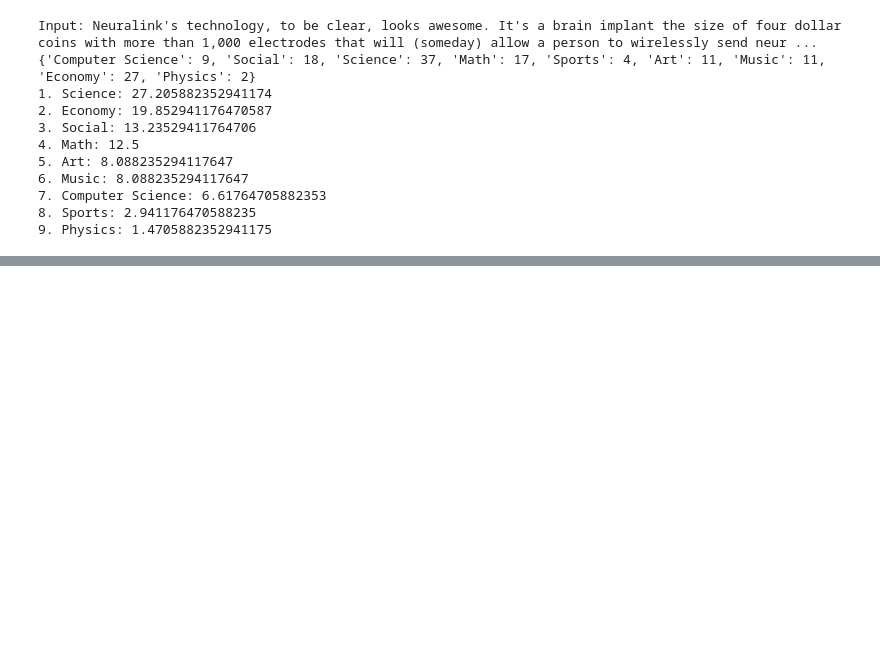
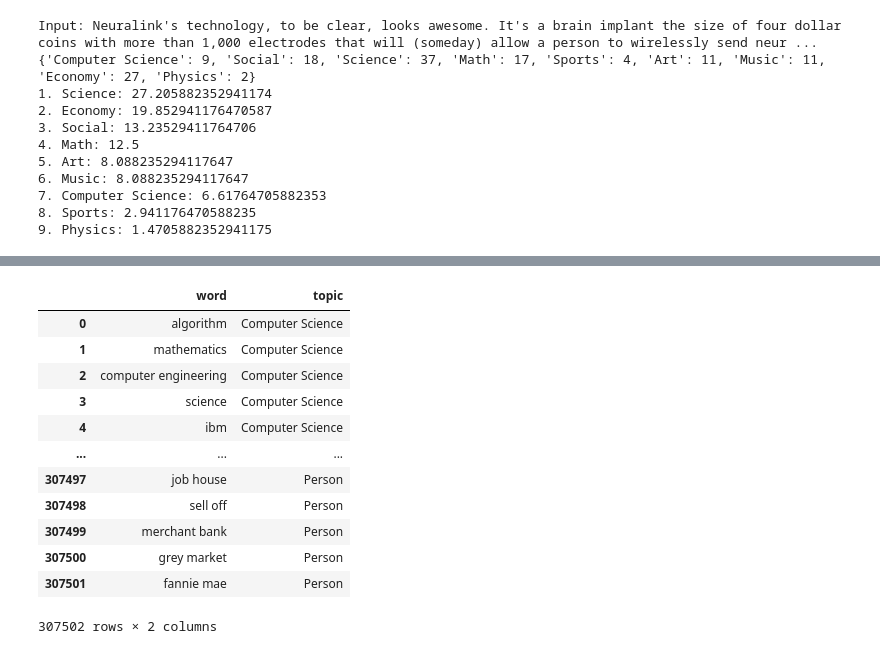
Before and after one commit to SimplePro/TopicModeling, a Jupyter notebook: topic_modeling_logic.ipynb, the cells around one changed output, grey strips where cells are left out. Saved outputs shown, nothing was run; the diff lists cells and outputs as text; code cells hidden in the pictures; blank space fills up the shorter version.

```diff
--- a/topic_modeling_logic.ipynb
+++ b/topic_modeling_logic.ipynb
@@ -174,0 +279,18 @@ Input: Neuralink's technology, to be clear, looks awesome. It's a brain implant
+# %%
+topic_modeling_df.drop("Indexs", axis=1, inplace=True)
+# %%
+topic_modeling_df
+# %% [output]
+|  | word | topic |
+| 0 | algorithm | Computer Science |
+| 1 | mathematics | Computer Science |
+| 2 | computer engineering | Computer Science |
+| 3 | science | Computer Science |
+| 4 | ibm | Computer Science |
+| ... | ... | ... |
+| 307497 | job house | Person |
+| 307498 | sell off | Person |
+| 307499 | merchant bank | Person |
+| 307500 | grey market | Person |
+| 307501 | fannie mae | Person |
+307502 rows × 2 columns
```
Also changed, not shown: parts of 10 cells of this notebook.
